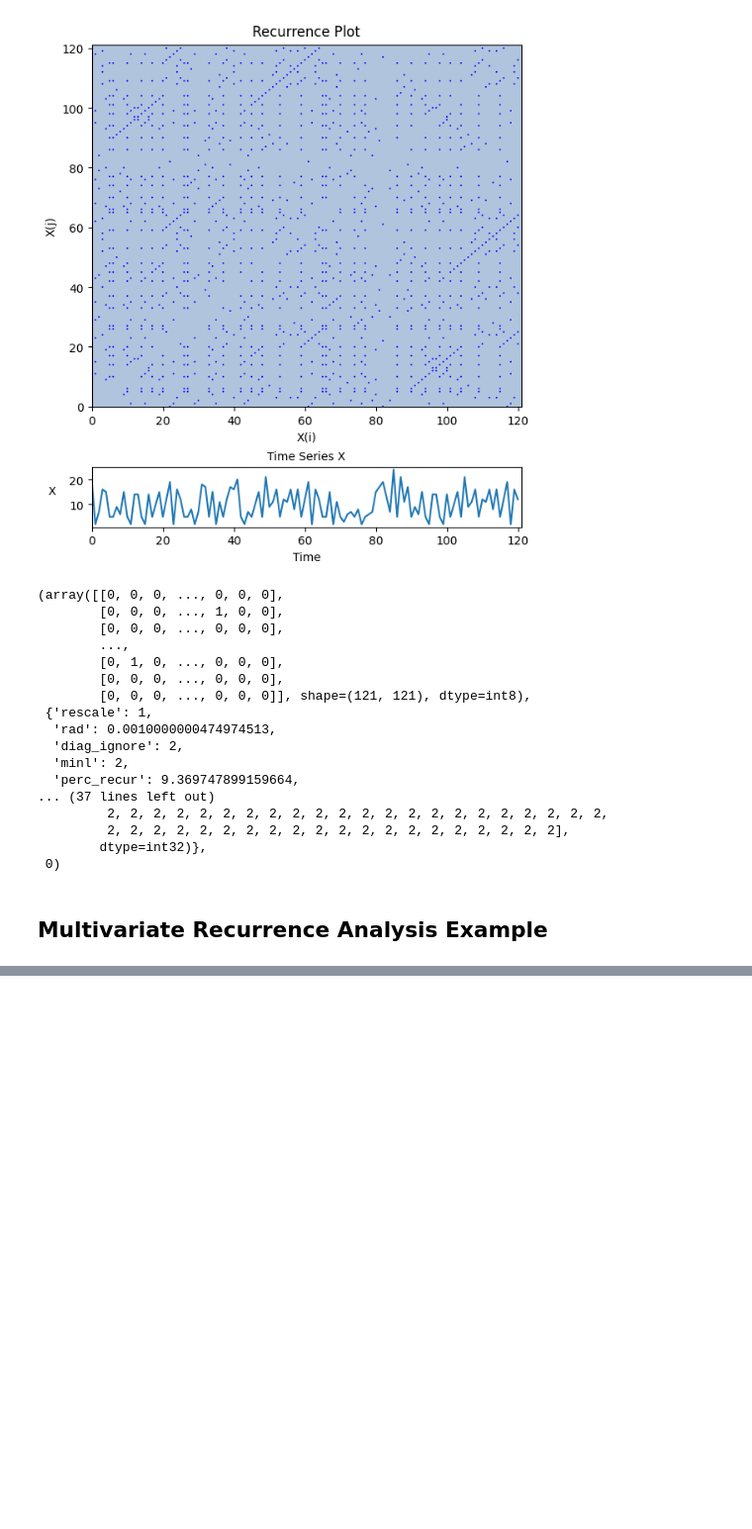
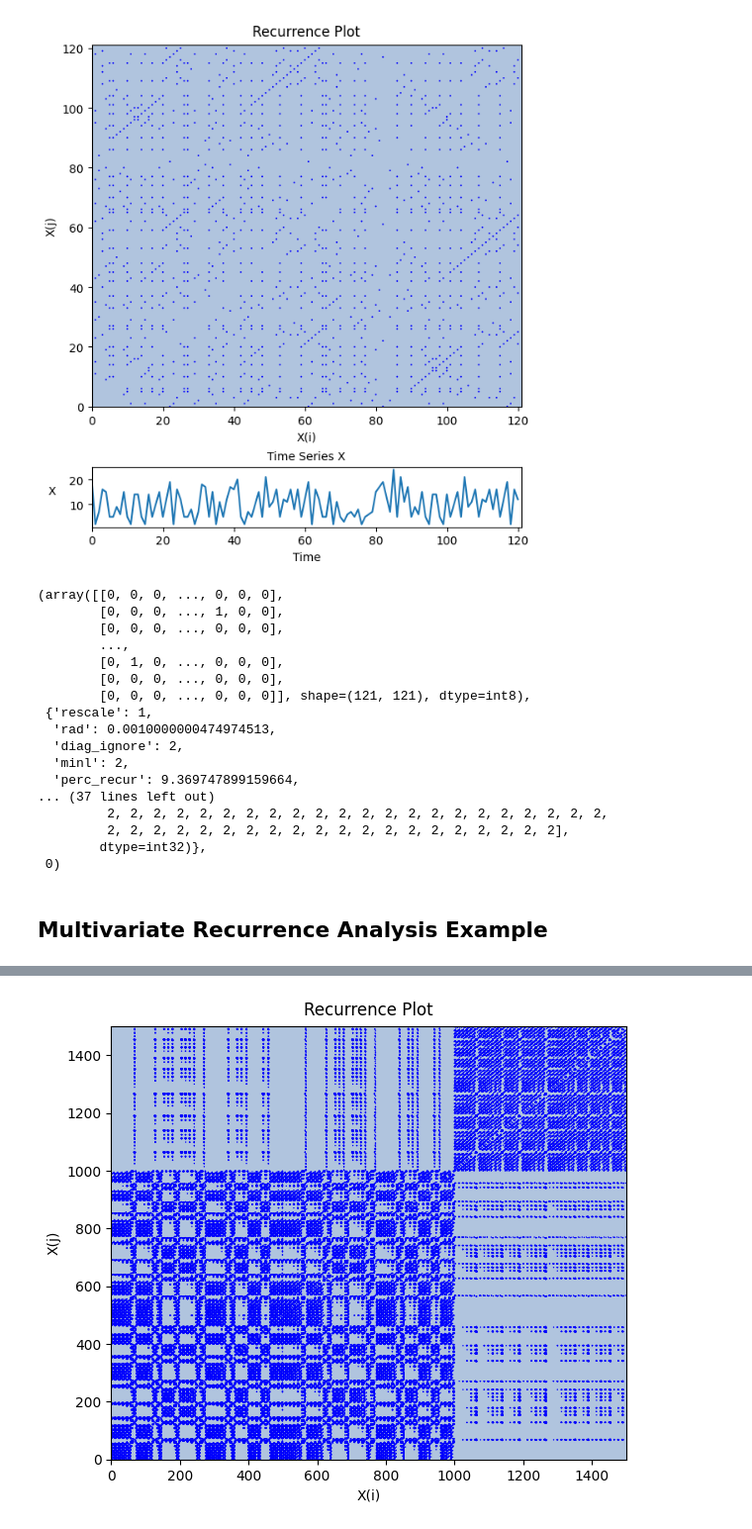
Before and after one commit to cartersale/Recurrence-Quantification-Analysis, a Jupyter notebook: analysisExamples.ipynb, the cells around one changed output, grey strips where cells are left out. Shown at 99% size. Cells and saved outputs as stored; diff of their text form; code cells hidden in the pictures; blank space fills up the shorter version.

Commit message:
norm warnings added and multivariate examples updated

```diff
--- a/analysisExamples.ipynb
+++ b/analysisExamples.ipynb
@@ -341,0 +279,79 @@ Traditional RQA (time-delay embedding of x-component):
+# %%
+import pandas as pd
+from multivariateRQA import multivariateRQA
+from autoRQA import autoRQA
+
+print("\n" + "="*60)
+print("COMPARISON: Traditional vs Multivariate RQA")
+print("="*60)
+
+# Load multivariate Lorenz system data (3D chaotic attractor)
+filename = 'exampleData/lorenz_chaotic_xyz.csv'
+
+try:
+    data = pd.read_csv(filename)
+
+    # Extract the multivariate time series (exclude time column)
+    multivar_data = data[['x', 'y', 'z']].values
+
+except Exception as e:
+    print(f"Error loading file: {e}")
+    print("Make sure the exampleData directory exists with Lorenz data.")
+    exit()
+
+# Parameters for multivariate RQA (no embedding parameters needed!)
+params = {
+    'norm': "zscore",                   # Z-score normalization
+    'rescaleNorm': 1,                   # Rescale using mean distance
+    'radius': 0.15,                     # Recurrence radius
+    'tw': 1,                            # Theiler window for auto-RQA
+    'minl': 2,                          # Minimum line length
+    'plotMode': 'rp',                   # Recurrence plot
+    'pointSize': 1,                     # Size of points in the plot
+    'saveFig': False,                   # Save figure
+    'showMetrics': True,               # Show metrics in the console
+    'doStatsFile': False                # Write statistics to file
+}
+
+# Perform Multivariate Auto-RQA
+print("Multivariate RQA:")
+td, rs, mats, err_code = multivariateRQA(multivar_data, params)
+
+# Compare with traditional RQA using time-delay embedding
+## Use just the x-component for traditional RQA
+x_series = data['x'].values
+
+# Parameters for traditional RQA (embedding parameters needed!)
+traditional_params = {
+    'norm': "zscore",                   # Z-score normalization
+    'eDim': 3,                          # Embedding dimension
+    'tLag': 10,                         # Time lag for embedding
+    'rescaleNorm': 1,                   # Rescale using mean distance
+    'radius': 0.15,                     # Recurrence radius
+    'tw': 1,                            # Theiler window for auto-RQA
+    'minl': 2,                          # Minimum line length
+    'plotMode': 'rp',                   # Recurrence plot
+    'pointSize': 1,                     # Size of points in the plot
+    'saveFig': False,                   # Save figure
+    'showMetrics': True,               # Show metrics in the console
+    'doStatsFile': False                # Write statistics to file
+}
+
+print("Traditional RQA (time-delay embedding of x-component):")
+td_trad, rs_trad, mats_trad, err_trad = autoRQA(x_series, traditional_params)
+
+if err_trad == 0 and err_code == 0:
+    print(f"   Traditional RQA Recurrence: {rs_trad['perc_recur']:.3f}%")
+    print(f"   Multivariate RQA Recurrence: {rs['perc_recur']:.3f}%")
+    print("\nKey Differences:")
+    print("• Traditional RQA: Uses time-delayed copies of single variable")
+    print("• Multivariate RQA: Uses actual system dimensions directly")
+    print("• Multivariate approach captures true coupling between variables")
+    print("• No need to choose embedding dimension or lag parameters!")
+
+print("\n💡 Multivariate RQA is ideal for:")
+print("   • Coupled oscillators")
+print("   • Multi-channel physiological signals")
+print("   • Climate variables")
+print("   • Any system with known multiple dimensions")
+# %% [output]
@@ -341,0 +368 @@ Traditional RQA (time-delay embedding of x-component):
+[figure, added]
```
Also changed, not shown: parts of 6 cells of this notebook, 2 other files.
